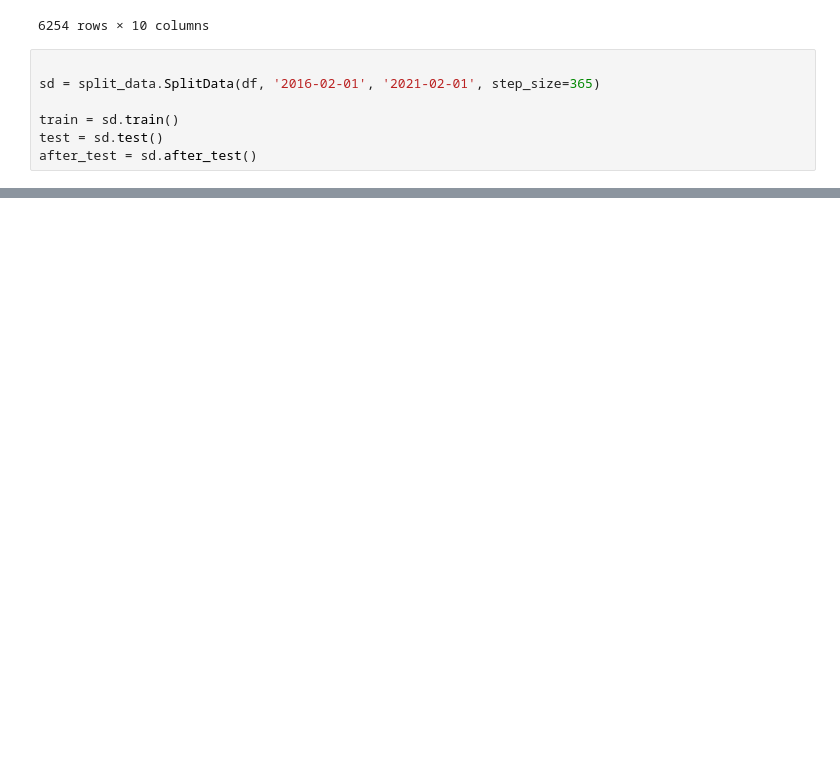
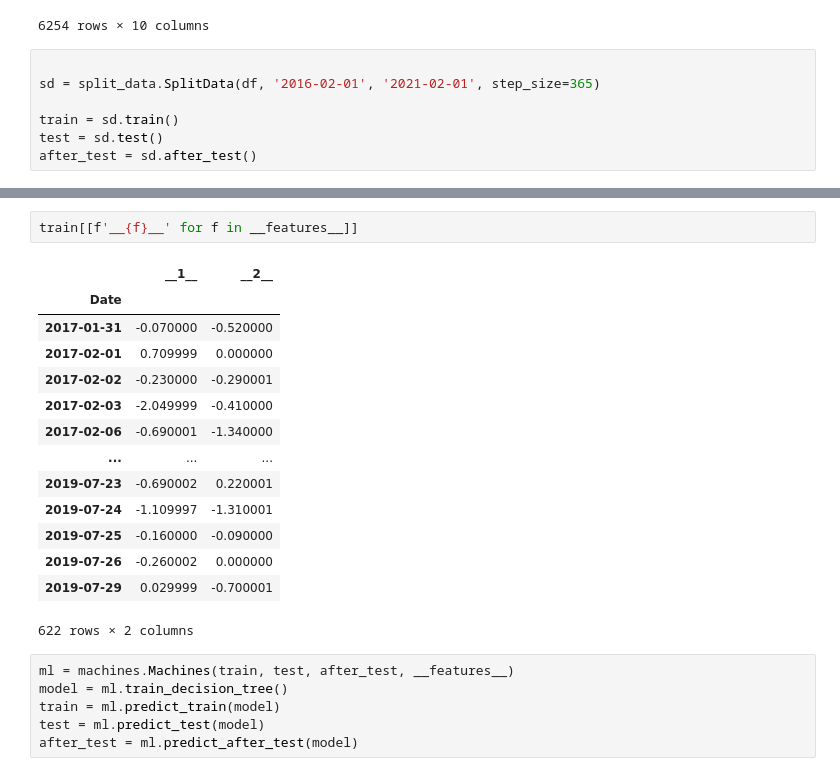
Before and after one commit to rianlucascs/predicao-dados-binarios, a Jupyter notebook: notebook.ipynb, the cells around one changed output, grey strips where cells are left out. Drawn from its saved outputs; the diff is of its cells as text; blank space fills up the shorter version.

```diff
--- a/notebook.ipynb
+++ b/notebook.ipynb
@@ -109,0 +110,23 @@ after_test
+# %%
+train[[f'__{f}__' for f in __features__]]
+# %% [output]
+|  | __1__ | __2__ |
+| Date |  |  |
+| 2017-01-31 | -0.070000 | -0.520000 |
+| 2017-02-01 | 0.709999 | 0.000000 |
+| 2017-02-02 | -0.230000 | -0.290001 |
+| 2017-02-03 | -2.049999 | -0.410000 |
+| 2017-02-06 | -0.690001 | -1.340000 |
+| ... | ... | ... |
+| 2019-07-23 | -0.690002 | 0.220001 |
+| 2019-07-24 | -1.109997 | -1.310001 |
+| 2019-07-25 | -0.160000 | -0.090000 |
+| 2019-07-26 | -0.260002 | 0.000000 |
+| 2019-07-29 | 0.029999 | -0.700001 |
+622 rows × 2 columns
+# %%
+ml = machines.Machines(train, test, after_test, __features__)
+model = ml.train_decision_tree()
+train = ml.predict_train(model)
+test = ml.predict_test(model)
+after_test = ml.predict_after_test(model)
```
Also changed, not shown: parts of 6 cells of this notebook, 3 other files.
